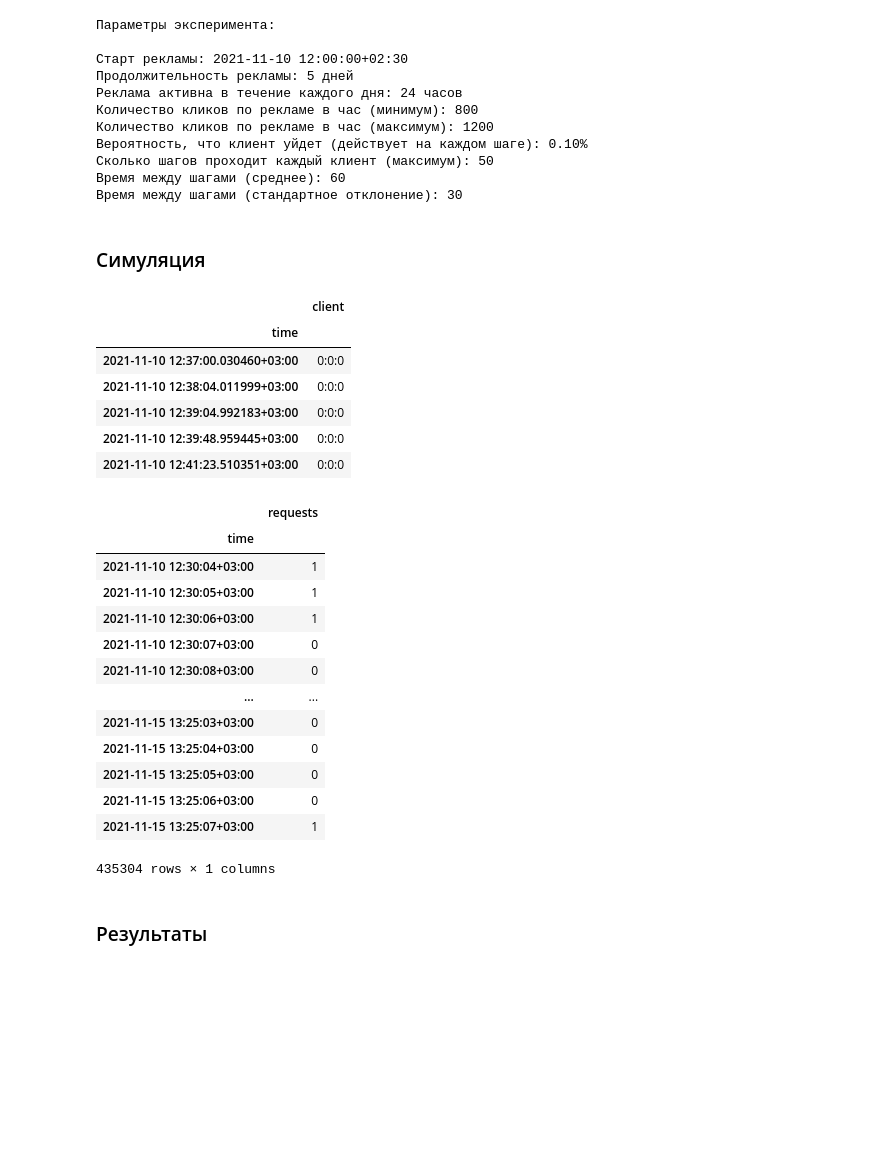
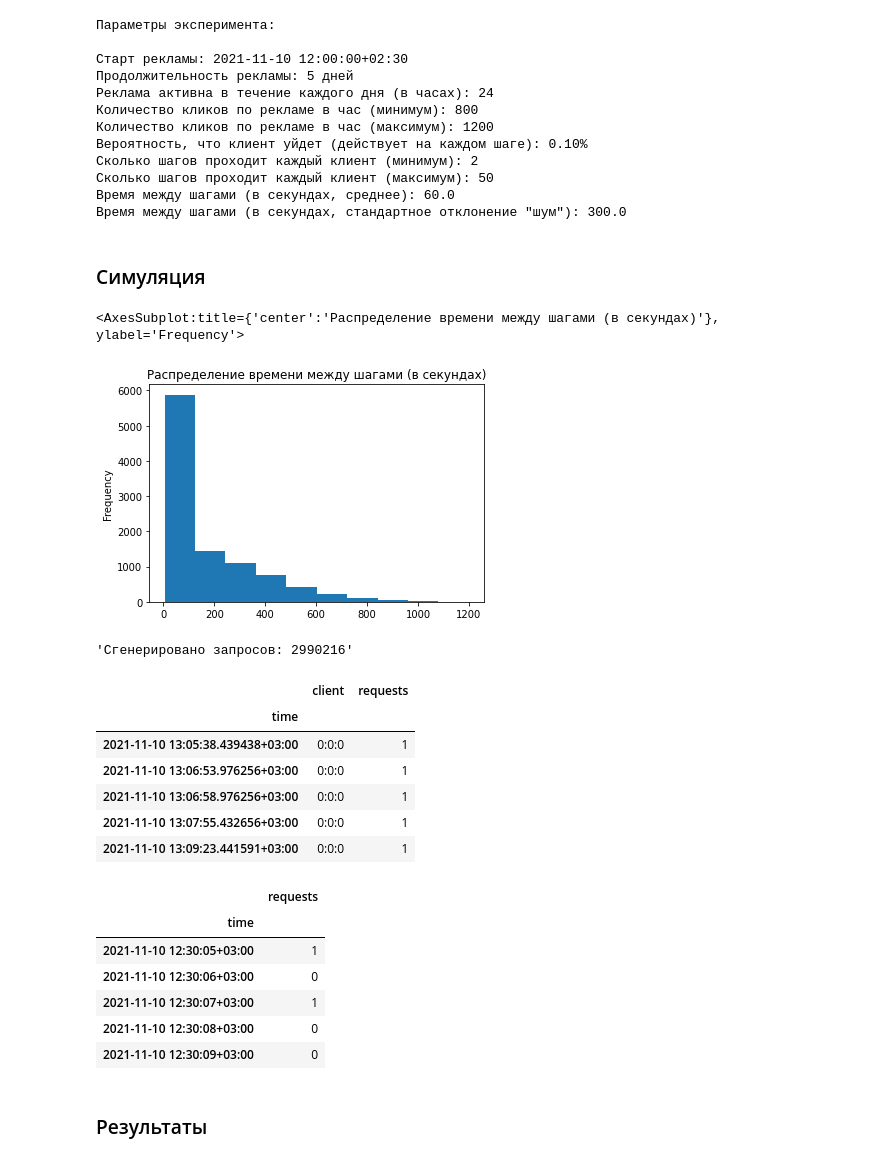
Before and after one commit to OkThought/TelegramBotUserStreamExperiments, a Jupyter notebook: notebooks/simple_experiment.ipynb, the cells around one changed output. Drawn from its saved outputs; the diff is of its cells as text; code cells hidden in the pictures; blank space fills up the shorter version.

Commit message:
Update experiment: fix dialog generation, add description

```diff
--- a/notebooks/simple_experiment.ipynb
+++ b/notebooks/simple_experiment.ipynb
@@ -19,10 +35,12 @@ AD_ACTIVE_HOURS_PER_DAY = 24
 
 EXIT_PROBABILITY = .001
 
+MIN_STEPS = 2
 MAX_STEPS = 50
 MIN_SECONDS_BETWEEN_STEPS = 5.
-MEAN_SECONDS_BETWEEN_STEPS = 60
-STD_SECONDS_BETWEEN_STEPS = 30
+MEAN_SECONDS_BETWEEN_STEPS = 60.
+STD_SECONDS_BETWEEN_STEPS = 60. * 5
+
 
 def print_inputs():
     print(
@@ -33,9 +51,10 @@ def print_inputs():
         f'Количество кликов по рекламе в час (минимум): {MIN_CLICKS_PER_HOUR}\n'
         f'Количество кликов по рекламе в час (максимум): {MAX_CLICKS_PER_HOUR}\n'
         f'Вероятность, что клиент уйдет (действует на каждом шаге): {EXIT_PROBABILITY:.2%}\n'
+        f'Сколько шагов проходит каждый клиент (минимум): {MIN_STEPS}\n'
         f'Сколько шагов проходит каждый клиент (максимум): {MAX_STEPS}\n'
         f'Время между шагами (в секундах, среднее): {MEAN_SECONDS_BETWEEN_STEPS}\n'
-        f'Время между шагами (в секундах, стандартное отклонение): {STD_SECONDS_BETWEEN_STEPS}\n'
+        f'Время между шагами (в секундах, стандартное отклонение "шум"): {STD_SECONDS_BETWEEN_STEPS}\n'
     )
 
 print_inputs()
@@ -44,12 +63,13 @@ print_inputs()
 
 Старт рекламы: 2021-11-10 12:00:00+02:30
 Продолжительность рекламы: 5 дней
-Реклама активна в течение каждого дня: 24 часов
+Реклама активна в течение каждого дня (в часах): 24
 Количество кликов по рекламе в час (минимум): 800
 Количество кликов по рекламе в час (максимум): 1200
 Вероятность, что клиент уйдет (действует на каждом шаге): 0.10%
+Сколько шагов проходит каждый клиент (минимум): 2
 Сколько шагов проходит каждый клиент (максимум): 50
-Время между шагами (среднее): 60
-Время между шагами (стандартное отклонение): 30
+Время между шагами (в секундах, среднее): 60.0
+Время между шагами (в секундах, стандартное отклонение "шум"): 300.0
 # %% [markdown]
 ### Симуляция
@@ -56,7 +80,15 @@ print_inputs()
+# %%
+def generate_dialog_steps(count=MAX_STEPS):
+    return [
+        max(MIN_SECONDS_BETWEEN_STEPS, i) for i in
+        np.random.normal(MEAN_SECONDS_BETWEEN_STEPS, STD_SECONDS_BETWEEN_STEPS, count)
+    ]
+
+pd.Series(generate_dialog_steps(10000)).plot(kind='hist', bins=10, title='Распределение времени между шагами (в секундах)')
+# %% [output]
+<AxesSubplot:title={'center':'Распределение времени между шагами (в секундах)'}, ylabel='Frequency'>
+[figure, added]
 # %%
-import pandas as pd
-import random
-
 requests = []
 total_clients = 0
 for day in range(AD_TOTAL_DAYS):
@@ -68,49 +100,44 @@ for day in range(AD_TOTAL_DAYS):
             total_clients += 1
             start_time = AD_START_TIME + dt.timedelta(days=day, hours=hour + random.uniform(0, 1))
             request_time = start_time
-            for step in range(MAX_STEPS):
+            steps_count = int(random.uniform(MIN_STEPS, MAX_STEPS))
+            for step in generate_dialog_steps(steps_count):
                 requests.append({
                     'time': request_time,
                     'client': client_id,
+                    'requests': 1,
                 })
-                client_leaves_now = random.uniform(0, 1) <= EXIT_PROBABILITY
-                if client_leaves_now:
-                    break
 
-                request_time += dt.timedelta(seconds=max(MIN_SECONDS_BETWEEN_STEPS, random.gauss(MEAN_SECONDS_BETWEEN_STEPS, STD_SECONDS_BETWEEN_STEPS)))
+                request_time += dt.timedelta(seconds=step)
+total_requests = len(requests)
+f'Сгенерировано запросов: {total_requests}'
+# %% [output]
+'Сгенерировано запросов: 2990216'
 # %%
 requests_df = pd.DataFrame.from_records(requests, index='time')
 # %%
 requests_df.head()
 # %% [output]
-|  | client |
-| time |  |
-| 2021-11-10 12:37:00.030460+03:00 | 0:0:0 |
-| 2021-11-10 12:38:04.011999+03:00 | 0:0:0 |
-| 2021-11-10 12:39:04.992183+03:00 | 0:0:0 |
-| 2021-11-10 12:39:48.959445+03:00 | 0:0:0 |
-| 2021-11-10 12:41:23.510351+03:00 | 0:0:0 |
+|  | client | requests |
+| time |  |  |
+| 2021-11-10 13:05:38.439438+03:00 | 0:0:0 | 1 |
+| 2021-11-10 13:06:53.976256+03:00 | 0:0:0 | 1 |
+| 2021-11-10 13:06:58.976256+03:00 | 0:0:0 | 1 |
+| 2021-11-10 13:07:55.432656+03:00 | 0:0:0 | 1 |
+| 2021-11-10 13:09:23.441591+03:00 | 0:0:0 | 1 |
 # %%
 df = requests_df.copy()
-df['requests'] = 1
 df.drop(columns='client', inplace=True)
 df.sort_index(inplace=True)
 df = df.resample('S').sum()
-df
+df.head()
 # %% [output]
 |  | requests |
 | time |  |
-| 2021-11-10 12:30:04+03:00 | 1 |
 | 2021-11-10 12:30:05+03:00 | 1 |
-| 2021-11-10 12:30:06+03:00 | 1 |
-| 2021-11-10 12:30:07+03:00 | 0 |
+| 2021-11-10 12:30:06+03:00 | 0 |
+| 2021-11-10 12:30:07+03:00 | 1 |
 | 2021-11-10 12:30:08+03:00 | 0 |
-| ... | ... |
-| 2021-11-15 13:25:03+03:00 | 0 |
-| 2021-11-15 13:25:04+03:00 | 0 |
-| 2021-11-15 13:25:05+03:00 | 0 |
-| 2021-11-15 13:25:06+03:00 | 0 |
-| 2021-11-15 13:25:07+03:00 | 1 |
+| 2021-11-10 12:30:09+03:00 | 0 |
-435304 rows × 1 columns
 # %% [markdown]
 ### Результаты
```
Also changed, not shown: parts of 7 cells of this notebook.
